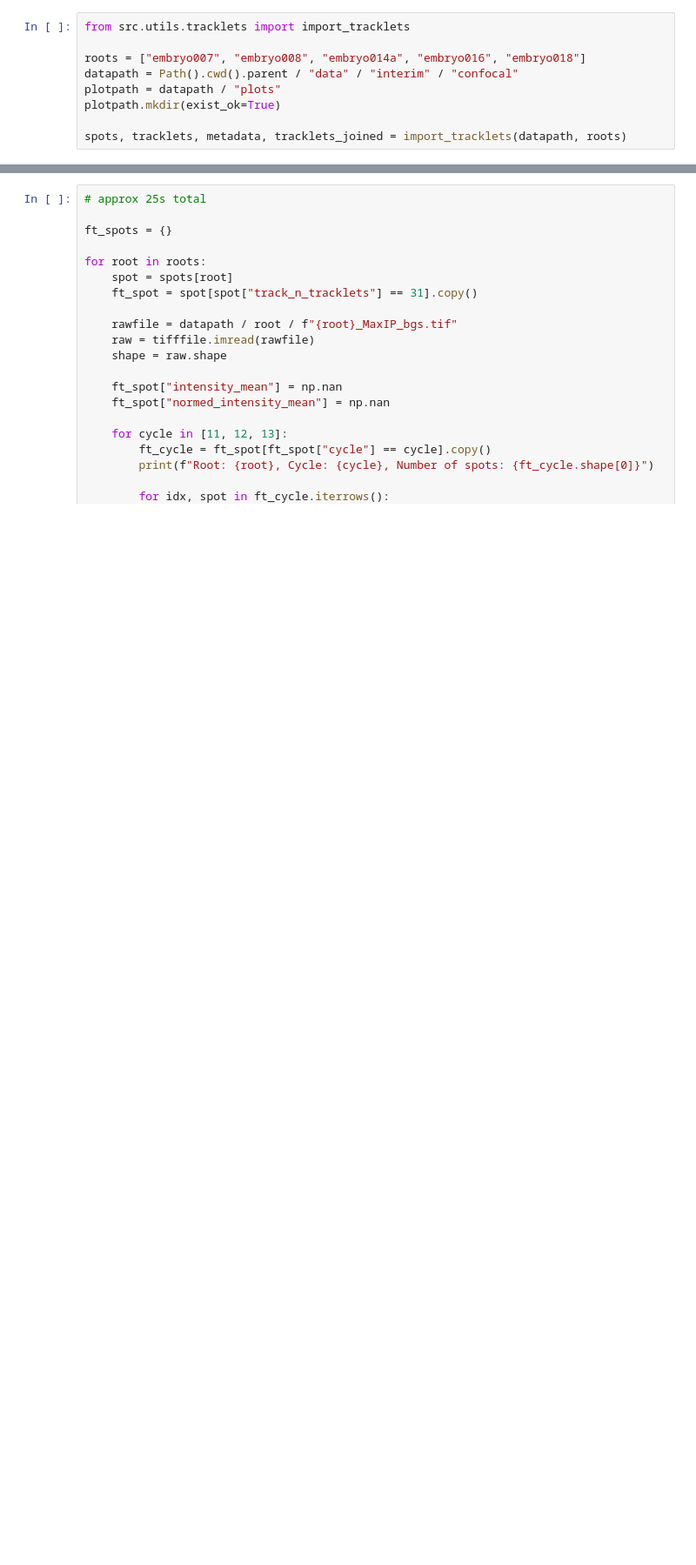
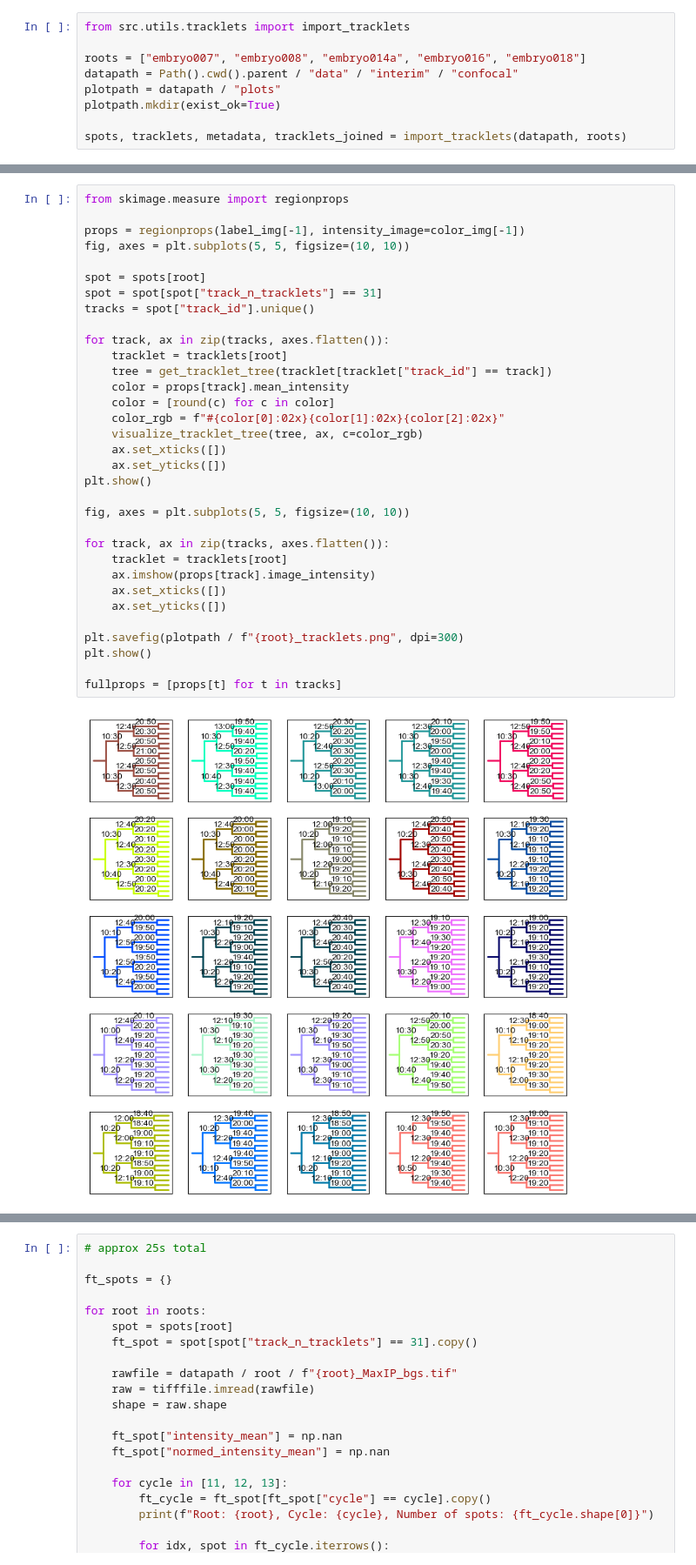
Before and after one commit to Harrison-Oatman/NucleiTracking, a Jupyter notebook: notebooks/cc_progression.ipynb, the cells around one changed output, grey strips where cells are left out. Shown at 87% size. Drawn from its saved outputs; the diff is of its cells as text; blank space fills up the shorter version.

```diff
--- a/notebooks/cc_progression.ipynb
+++ b/notebooks/cc_progression.ipynb
@@ -46,0 +172,35 @@ spots, tracklets, metadata, tracklets_joined = import_tracklets(datapath, roots)
+# %%
+from skimage.measure import regionprops
+
+props = regionprops(label_img[-1], intensity_image=color_img[-1])
+fig, axes = plt.subplots(5, 5, figsize=(10, 10))
+
+spot = spots[root]
+spot = spot[spot["track_n_tracklets"] == 31]
+tracks = spot["track_id"].unique()
+
+for track, ax in zip(tracks, axes.flatten()):
+    tracklet = tracklets[root]
+    tree = get_tracklet_tree(tracklet[tracklet["track_id"] == track])
+    color = props[track].mean_intensity
+    color = [round(c) for c in color]
+    color_rgb = f"#{color[0]:02x}{color[1]:02x}{color[2]:02x}"
+    visualize_tracklet_tree(tree, ax, c=color_rgb)
+    ax.set_xticks([])
+    ax.set_yticks([])
+plt.show()
+
+fig, axes = plt.subplots(5, 5, figsize=(10, 10))
+
+for track, ax in zip(tracks, axes.flatten()):
+    tracklet = tracklets[root]
+    ax.imshow(props[track].image_intensity)
+    ax.set_xticks([])
+    ax.set_yticks([])
+
+plt.savefig(plotpath / f"{root}_tracklets.png", dpi=300)
+plt.show()
+
+fullprops = [props[t] for t in tracks]
+# %% [output]
+[figure, added]
```
Also changed, not shown: parts of 7 cells of this notebook.
